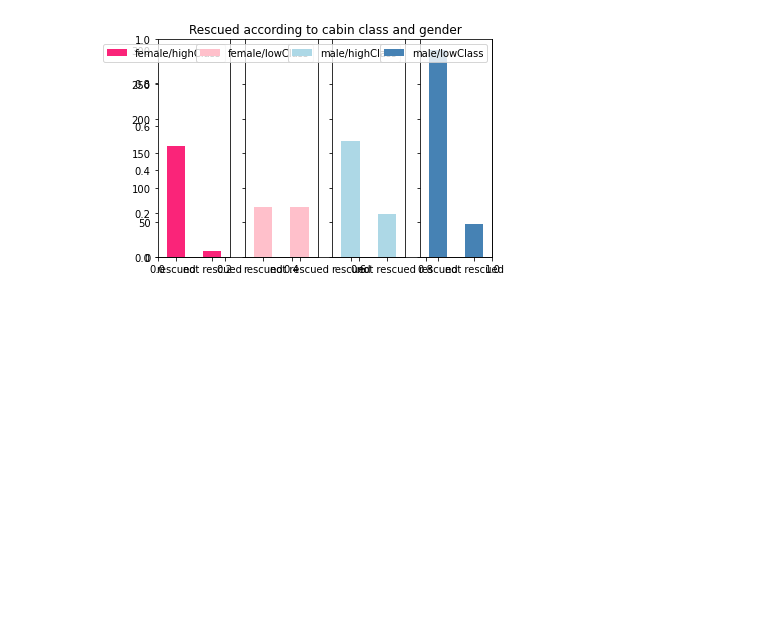
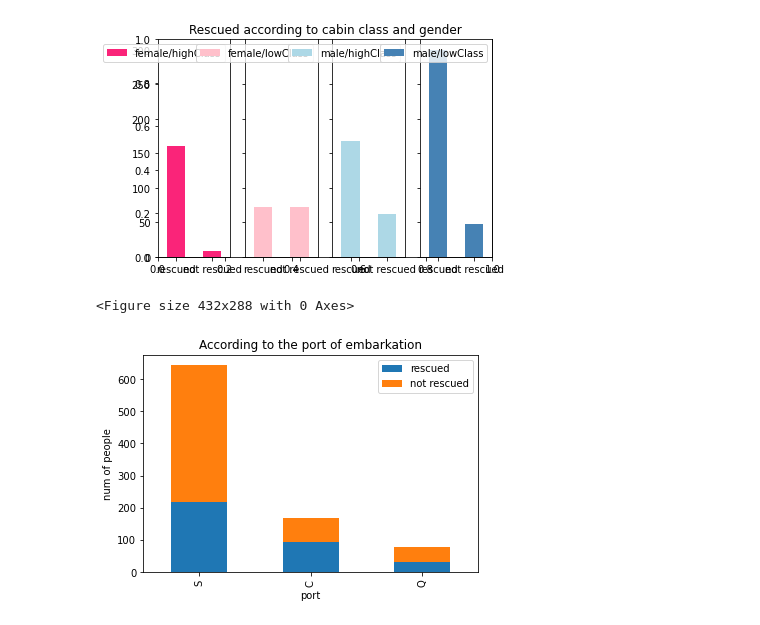
Before and after one commit to aiitx/Titanic_dataAnalysis, a Jupyter notebook: Untitled.ipynb, the cells around one changed output. Saved outputs shown, nothing was run; the diff lists cells and outputs as text; code cells hidden in the pictures; blank space fills up the shorter version.

```diff
--- a/Untitled.ipynb
+++ b/Untitled.ipynb
@@ -150,3 +150,20 @@ plt.legend([u"male/lowClass"], loc='best')
 plt.show()
 # %% [output]
 [figure]
+# %%
+# 查看各登船港口的获救情况
+fig = plt.figure()
+fig.set(alpha=0.2)  # 设定图表颜色alpha参数
+
+Survived_0 = data_train.Embarked[data_train.Survived == 0].value_counts()
+Survived_1 = data_train.Embarked[data_train.Survived == 1].value_counts()
+df=pd.DataFrame({u'rescued': Survived_1, u'not rescued': Survived_0})
+df.plot(kind='bar', stacked=True)
+plt.title(u"According to the port of embarkation")
+plt.xlabel(u"port")
+plt.ylabel(u"num of people")
+
+plt.show()
+# %% [output]
+<Figure size 432x288 with 0 Axes>
+[figure, added]
```
Also changed, not shown: parts of 3 cells of this notebook, 1 other file.
